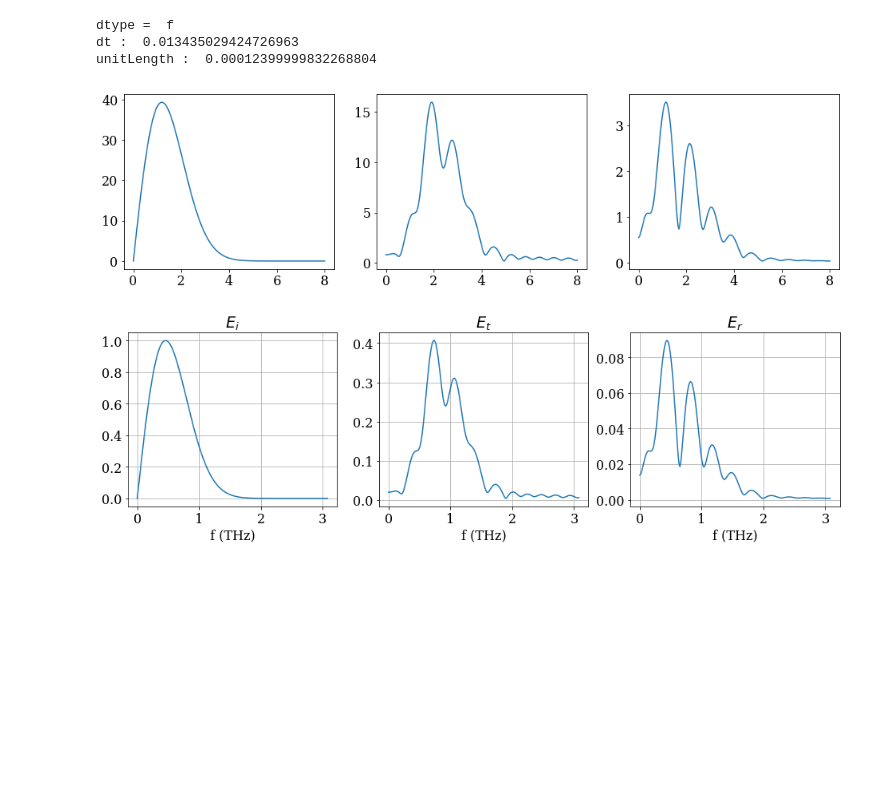
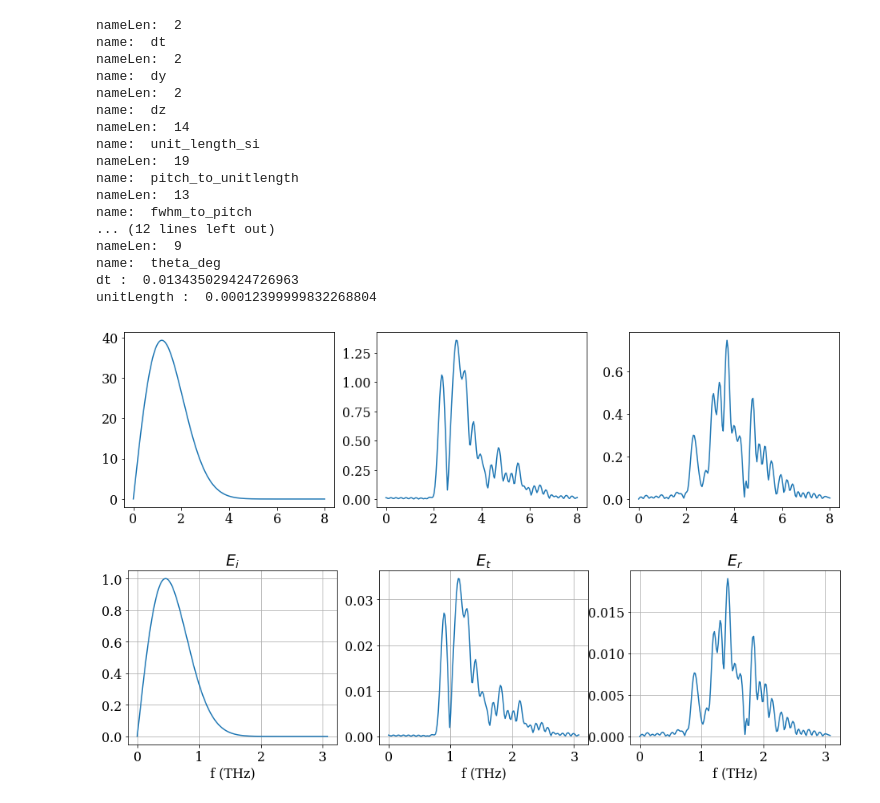
Before and after one commit to nimachm81/YEEFDTD, a Jupyter notebook: build/visualisation/Periodic Gaussian Plasma - large truncated lattice - time switch.ipynb, the cells around one changed output. Saved outputs shown, nothing was run; the diff lists cells and outputs as text; code cells hidden in the pictures; blank space fills up the shorter version.

```diff
--- a/build/visualisation/Periodic Gaussian Plasma - large truncated lattice - time switch.ipynb
+++ b/build/visualisation/Periodic Gaussian Plasma - large truncated lattice - time switch.ipynb
@@ -10,7 +10,7 @@ from ReadBinary import *
 font = {'family' : 'serif', 'weight' : 'normal', 'size' : 14}
 matplotlib.rc('font', **font)
 
-fileSuffix = "-rot=0-theta=0-fp=4-gamma=1-pitch=124-fwhmToPitch=0.435483873-swithTime=0.100000001-res=50"
+fileSuffix = "-rot=0-fp=2-gamma=1-pitch=124-fwhmToPitch=0.435483873-swithTime=0.100000001-res=50"
 folder = "../data/LargePeriodicLattice-GaussianPlasma-TimeSwitched/"
 
 filename_E = folder+"E-x{}.data".format(fileSuffix)
@@ -34,7 +34,7 @@ print("Max E: ", np.max(np.abs(E)))
 plt.imshow(np.real(Wp2[-1, :,:]), cmap="rainbow", origin='lower', aspect='auto')
 plt.show()
 
-animate = False
+animate = True
 save_animation = False
 
 if animate:
@@ -42,7 +42,7 @@ if animate:
         plt.clf()
         fig = plt.imshow(np.real(E[n, :,:]), cmap="rainbow", origin='lower', aspect='auto')
         plt.colorbar()
-        plt.contour(np.real(Wp2[n, :,:]), cmap="Greys", linewidths=0.5, levels = 20)
+        plt.contour(np.real(Wp2[n, :,:]), cmap="Greys", linewidths=0.5)
         plt.xticks([])
         plt.yticks([])
         plt.pause(0.05)
@@ -200,24 +202,51 @@ ind_switch :  775
 
 import struct
 
-filename_params = folder+"params{}.param".format(fileSuffix)
-paramfile = open(filename_params, mode='rb')
-paramsfileContent = paramfile.read()
-dtype = (struct.unpack("c", paramsfileContent[0:1])[0]).decode("utf-8")
+def ReadParams(fileSuffix):
+    import struct
 
-print("dtype = ", dtype)
-dsize = 0
-if dtype=='f':
-    dsize = 4
+    filename_params = folder+"params{}.param".format(fileSuffix)
+    paramfile = open(filename_params, mode='rb')
+    paramsfileContent = paramfile.read()
+    paramfile.close()
+    ind_st = 0
+    params = {}
+    while ind_st < len(paramsfileContent):
+        dsize = 0
+        dtype = (struct.unpack("c", paramsfileContent[ind_st:ind_st+1])[0]).decode("utf-8")
+        dcode = None
+        if dtype=='f':
+            dsize = 4
+            dcode = 'f'
+        if dtype=='u':
+            dsize = 8
+            dcode = 'Q'
 
-assert dsize > 0
+        #print('dtype: ', dtype)
+        assert dsize > 0 and dcode != None
+        ind_data = ind_st + 1
+        data_i = struct.unpack(dcode, paramsfileContent[ind_data: ind_data + dsize])[0]
+        ind_st += dsize + 1
 
-ind_dt = 0
-dt = struct.unpack(dtype, paramsfileContent[1 + ind_dt*dsize: 1 + (ind_dt + 1)*dsize])[0]
+        nameLenSize = 8
+        nameLen = struct.unpack("Q", paramsfileContent[ind_st:ind_st+nameLenSize])[0]
+        print('nameLen: ', nameLen)
+        ind_st += nameLenSize
+
+        name = (struct.unpack("{}s".format(nameLen), paramsfileContent[ind_st:ind_st+nameLen])[0]).decode('utf-8')
+        print('name: ', name)
+        ind_st += nameLen
+
+        params[name] = data_i
+
+    return params
+
+params = ReadParams(fileSuffix)
+
+dt = params['dt']
 print('dt : ', dt)
 
-ind_unitLength = 3
-unitLength = struct.unpack(dtype, paramsfileContent[1 + ind_unitLength*dsize: 1 + (ind_unitLength + 1)*dsize])[0]
+unitLength = params['unit_length_si']
 print('unitLength : ', unitLength)
 
 
@@ -242,36 +271,50 @@ w, Et_f = Get_Temporal_Spectrum(Et_t)
 plot(w, np.abs(Et_f))
 plt.subplot(133)
 w, Er_f = Get_Temporal_Spectrum(Er_t)
 plot(w, np.abs(Er_f))
 show()
 
 Ei_f_max = np.max(np.abs(Ei_f))
 
 from scipy import constants
 pitch = 124
 plt.subplot(131)
 plot(w*(constants.c/(unitLength))/constants.tera/(2.0*np.pi), np.abs(Ei_f)/Ei_f_max)
 xlabel('f (THz)')
 title('$E_i$')
 grid()
 plt.subplot(132)
 plot(w*(constants.c/(unitLength))/constants.tera/(2.0*np.pi), np.abs(Et_f)/Ei_f_max)
 xlabel('f (THz)')
 title('$E_t$')
 grid()
 plt.subplot(133)
 plot(w*(constants.c/(unitLength))/constants.tera/(2.0*np.pi), np.abs(Er_f)/Ei_f_max)
 xlabel('f (THz)')
 title('$E_r$')
 grid()
 savefig(folder + 'E-irt-spectrum.png', bbox_inches='tight', pad_inches=0.5)
 show()
 # %% [output]
-dtype =  f
+nameLen:  2
+name:  dt
+nameLen:  2
+name:  dy
+nameLen:  2
+name:  dz
+nameLen:  14
+name:  unit_length_si
+nameLen:  19
+name:  pitch_to_unitlength
+nameLen:  13
+name:  fwhm_to_pitch
+... (12 lines left out)
+nameLen:  9
+name:  theta_deg
 dt :  0.013435029424726963
 unitLength :  0.00012399999832268804
-[figure, old version]
+[figure, new version]
-[figure, old version]
+[figure, new version]
 # %%
 %pylab tk
 
```
Also changed, not shown: parts of 4 cells of this notebook, 32 other files.
